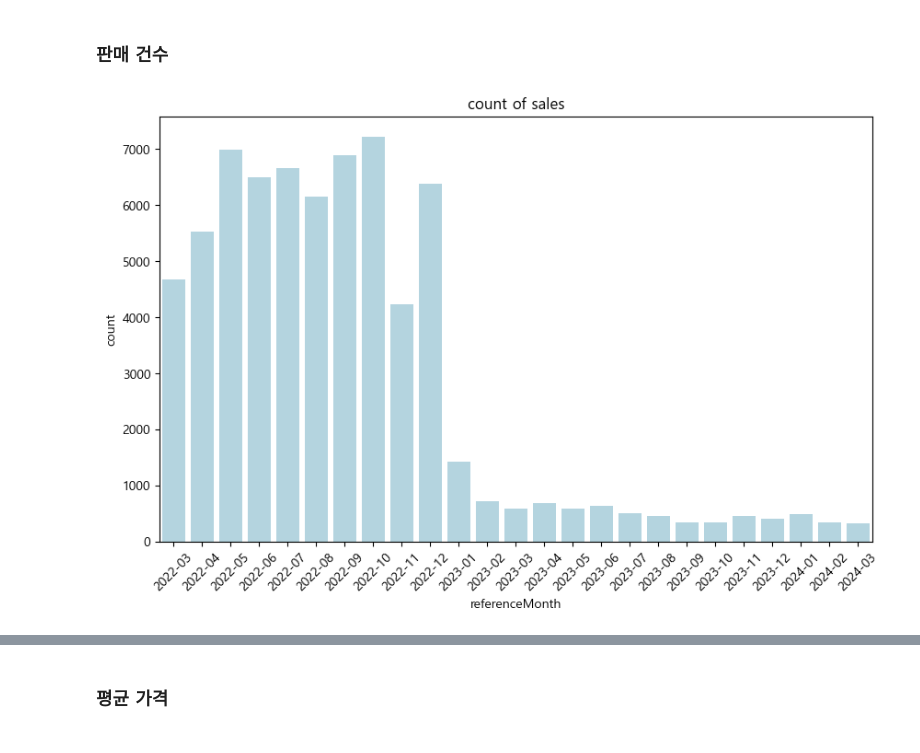
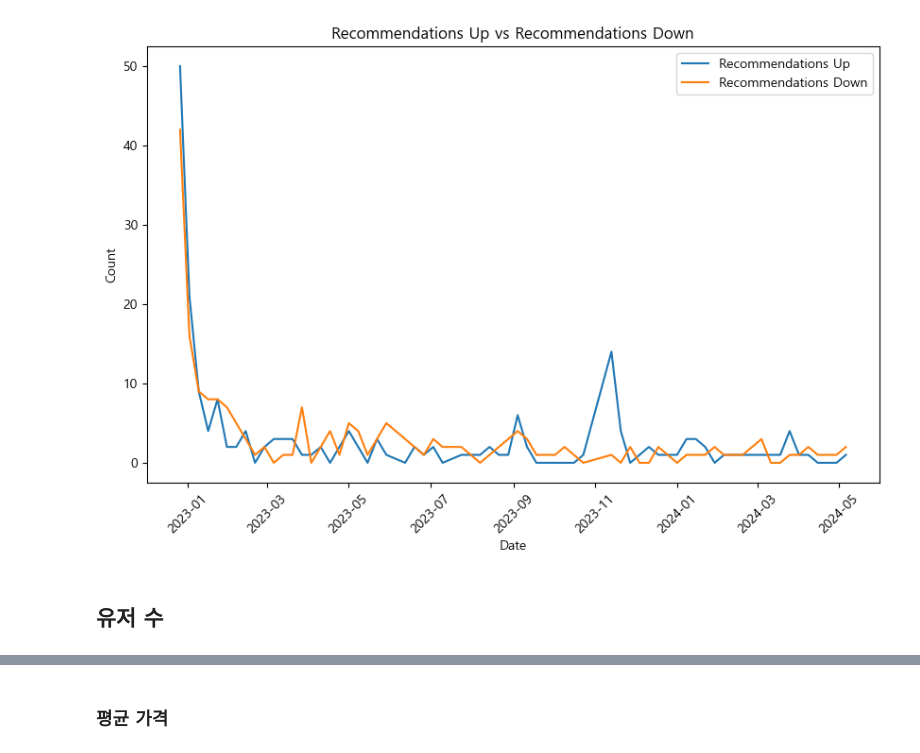
Before and after one commit to entangelk/tree_of_savior, a Jupyter notebook: docs/analysis/basic_analysis.ipynb, the cells around one changed output, grey strips where cells are left out. Cells and saved outputs as stored; diff of their text form; code cells hidden in the pictures.

```diff
--- a/docs/analysis/basic_analysis.ipynb
+++ b/docs/analysis/basic_analysis.ipynb
@@ -41,2 +41,2 @@ analysisdata
 # %%
-df_salesBasic = pd.DataFrame(analysisdata['data']['customerSales']['salesBasic'])
+df_recommend = pd.DataFrame(analysisdata['results']['rollups'])
@@ -68,12 +43,16 @@ with open("../data/pickles/df_salesBasic.pkl", "wb") as f:
-# %% [markdown]
-### 판매 건수
-# %%
-plt.figure(figsize=(10, 6))
-
-sns.barplot(data=df_salesBasic.query('referenceMonth >= "2022-03"'), x='referenceMonth', y='count',color='lightblue')
-
-plt.title('count of sales')
-plt.xticks(rotation=45)
-plt.show()
-# %% [output]
-[figure, removed]
+# %%
+df_recommend['date'] = pd.to_datetime(df_recommend['date'],unit='s')
+# %%
+plt.figure(figsize=(10, 6))
+sns.lineplot(data=df_recommend, x='date', y='recommendations_up', label='Recommendations Up')
+sns.lineplot(data=df_recommend, x='date', y='recommendations_down', label='Recommendations Down')
+plt.xlabel('Date')
+plt.ylabel('Count')
+plt.title('Recommendations Up vs Recommendations Down')
+plt.legend()
+plt.xticks(rotation=45)
+plt.show()
+# %% [output]
+[figure, added]
+# %% [markdown]
+## 유저 수
```
Also changed, not shown: parts of 14 cells of this notebook, 1 other file.
